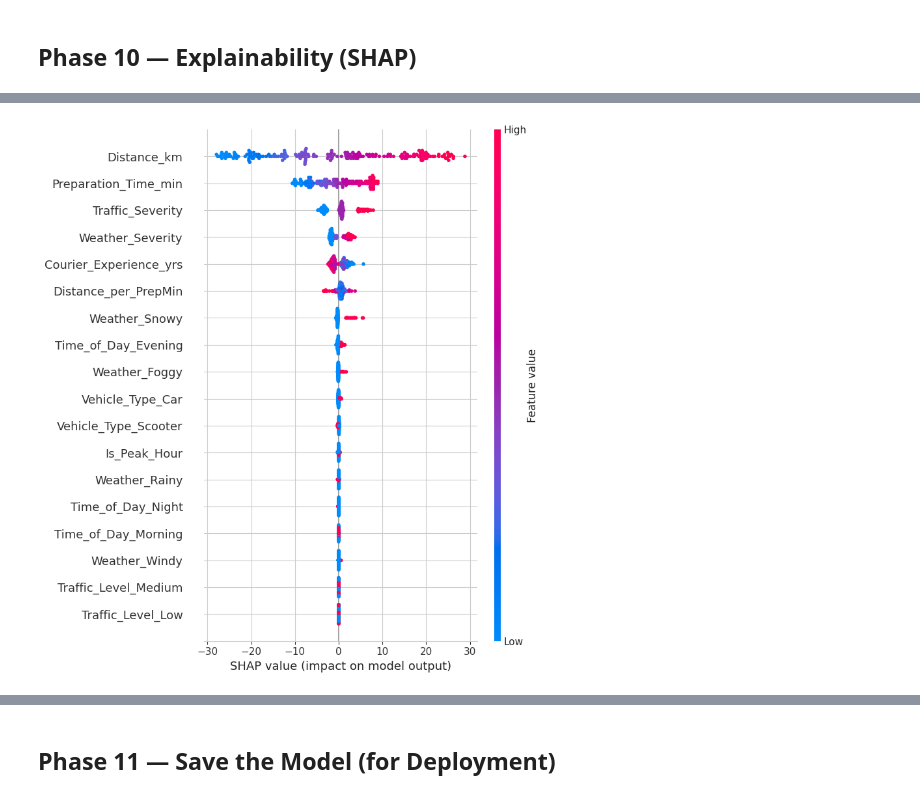
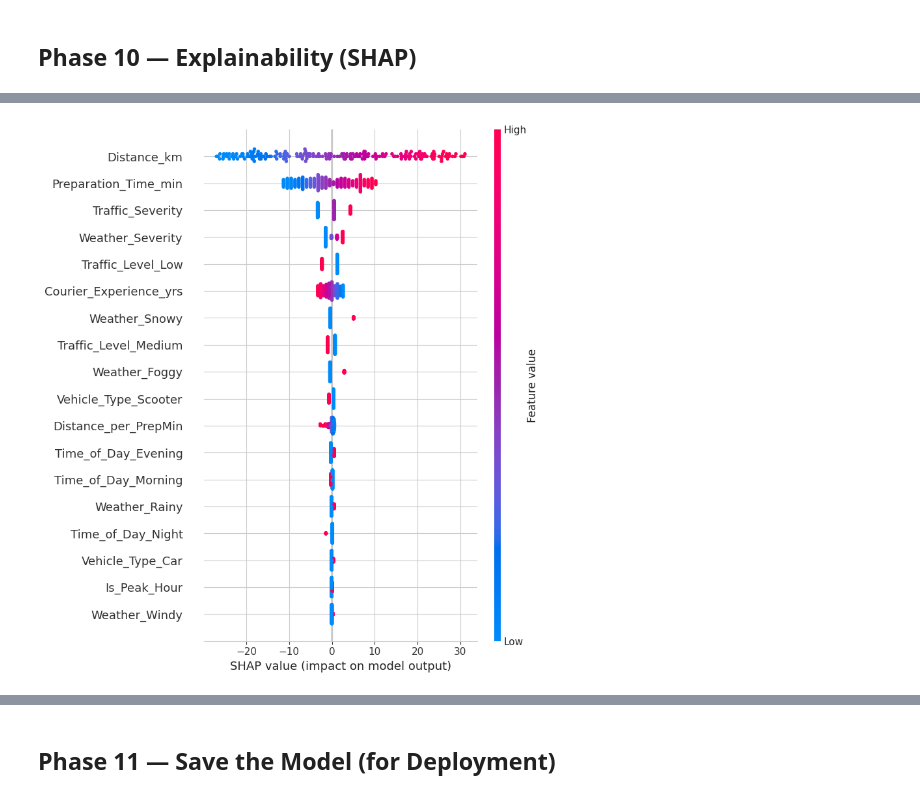
Before and after one commit to Neti-Geethika/food-delivery-time-prediction, a Jupyter notebook: Food_Delivery_Time_Prediction.ipynb, the cells around one changed output, grey strips where cells are left out. Saved outputs shown, nothing was run; the diff lists cells and outputs as text; code cells hidden in the pictures.

```diff
--- a/Food_Delivery_Time_Prediction.ipynb
+++ b/Food_Delivery_Time_Prediction.ipynb
@@ -323,8 +343,12 @@ plt.show()
 # %%
 import shap
 
-explainer = shap.TreeExplainer(final_model)
-shap_values = explainer.shap_values(X_test)
-
-shap.summary_plot(shap_values, X_test, show=True)
+if USES_SCALED_INPUT:
+    explainer = shap.LinearExplainer(final_model, X_train_scaled)
+    shap_values = explainer.shap_values(X_test_scaled)
+    shap.summary_plot(shap_values, X_test, show=True)  # X_test for readable labels, values from scaled input
+else:
+    explainer = shap.TreeExplainer(final_model)
+    shap_values = explainer.shap_values(X_test)
+    shap.summary_plot(shap_values, X_test, show=True)
 # %% [output]
@@ -331,4 +356,4 @@ shap.summary_plot(shap_values, X_test, show=True)
-[figure, old version]
+[figure, new version]
 # %%
 # Bar chart: which feature matters most on average
 shap.summary_plot(shap_values, X_test, plot_type="bar", show=True)
```
Also changed, not shown: parts of 6 cells of this notebook, 3 other files.
